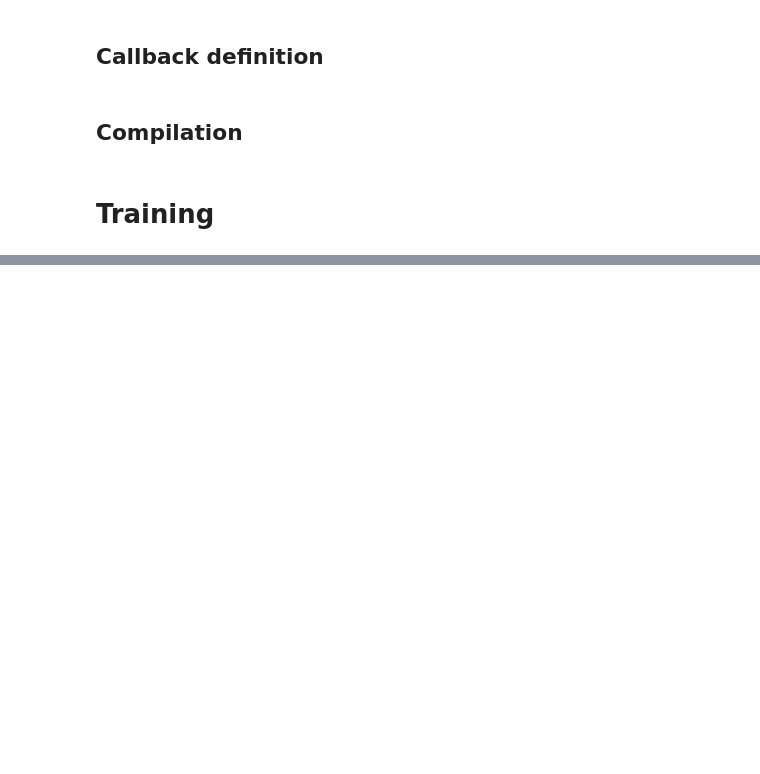
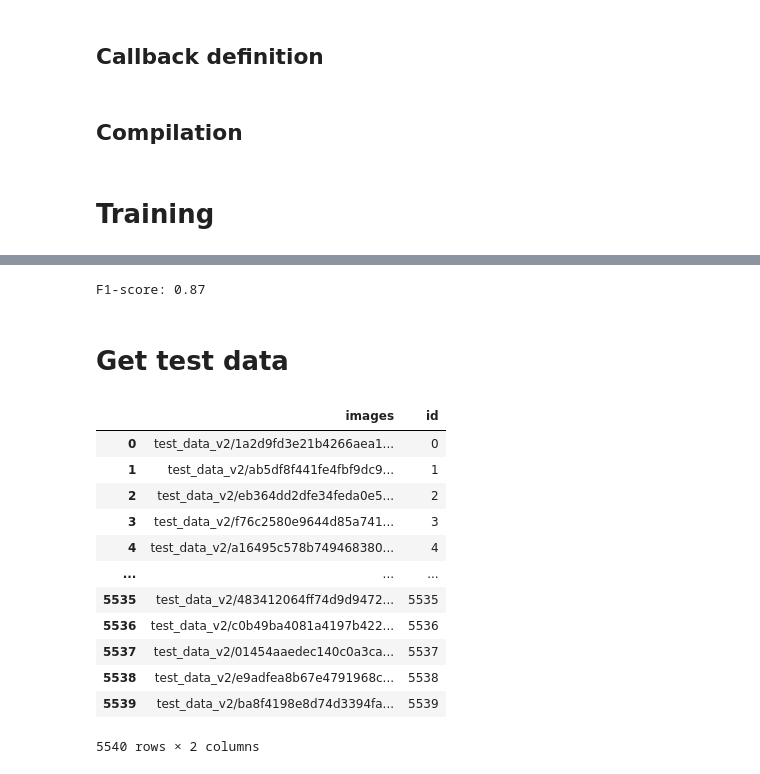
Before and after one commit to RogerCortezRosas/Neuronal-Networks, a Jupyter notebook: ai-images-vs-human-images.ipynb, the cells around one changed output, grey strips where cells are left out. Drawn from its saved outputs; the diff is of its cells as text; code cells hidden in the pictures; blank space fills up the shorter version.

```diff
--- a/ai-images-vs-human-images.ipynb
+++ b/ai-images-vs-human-images.ipynb
@@ -294,0 +341,9 @@ NameError: name 'plt' is not defined
+# %%
+# Calcular F1-score
+f1 = f1_score(y_test, y_pred)
+
+print(f"F1-score: {f1:.2f}")
+# %% [output]
+F1-score: 0.87
+# %% [markdown]
+# Get test data
@@ -294,0 +352,20 @@ NameError: name 'plt' is not defined
+# %%
+df_test.rename(columns={'id':'images'},inplace=True)
+# %%
+df_test['id'] = df_test.index
+# %%
+df_test
+# %% [output]
+|  | images | id |
+| 0 | test_data_v2/1a2d9fd3e21b4266aea1... | 0 |
+| 1 | test_data_v2/ab5df8f441fe4fbf9dc9... | 1 |
+| 2 | test_data_v2/eb364dd2dfe34feda0e5... | 2 |
+| 3 | test_data_v2/f76c2580e9644d85a741... | 3 |
+| 4 | test_data_v2/a16495c578b749468380... | 4 |
+| ... | ... | ... |
+| 5535 | test_data_v2/483412064ff74d9d9472... | 5535 |
+| 5536 | test_data_v2/c0b49ba4081a4197b422... | 5536 |
+| 5537 | test_data_v2/01454aaedec140c0a3ca... | 5537 |
+| 5538 | test_data_v2/e9adfea8b67e4791968c... | 5538 |
+| 5539 | test_data_v2/ba8f4198e8d74d3394fa... | 5539 |
+5540 rows × 2 columns
```
Also changed, not shown: parts of 28 cells of this notebook.
